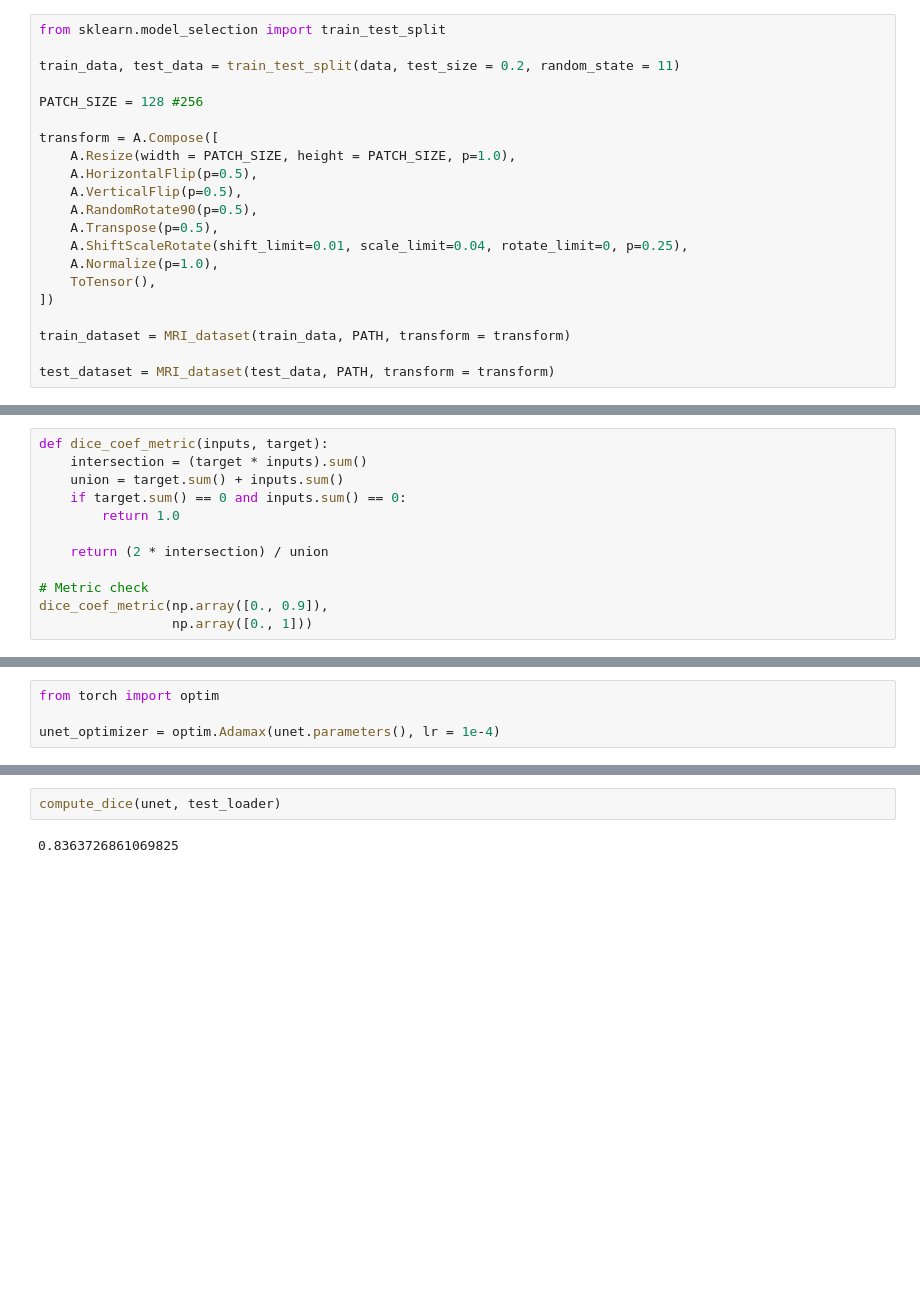
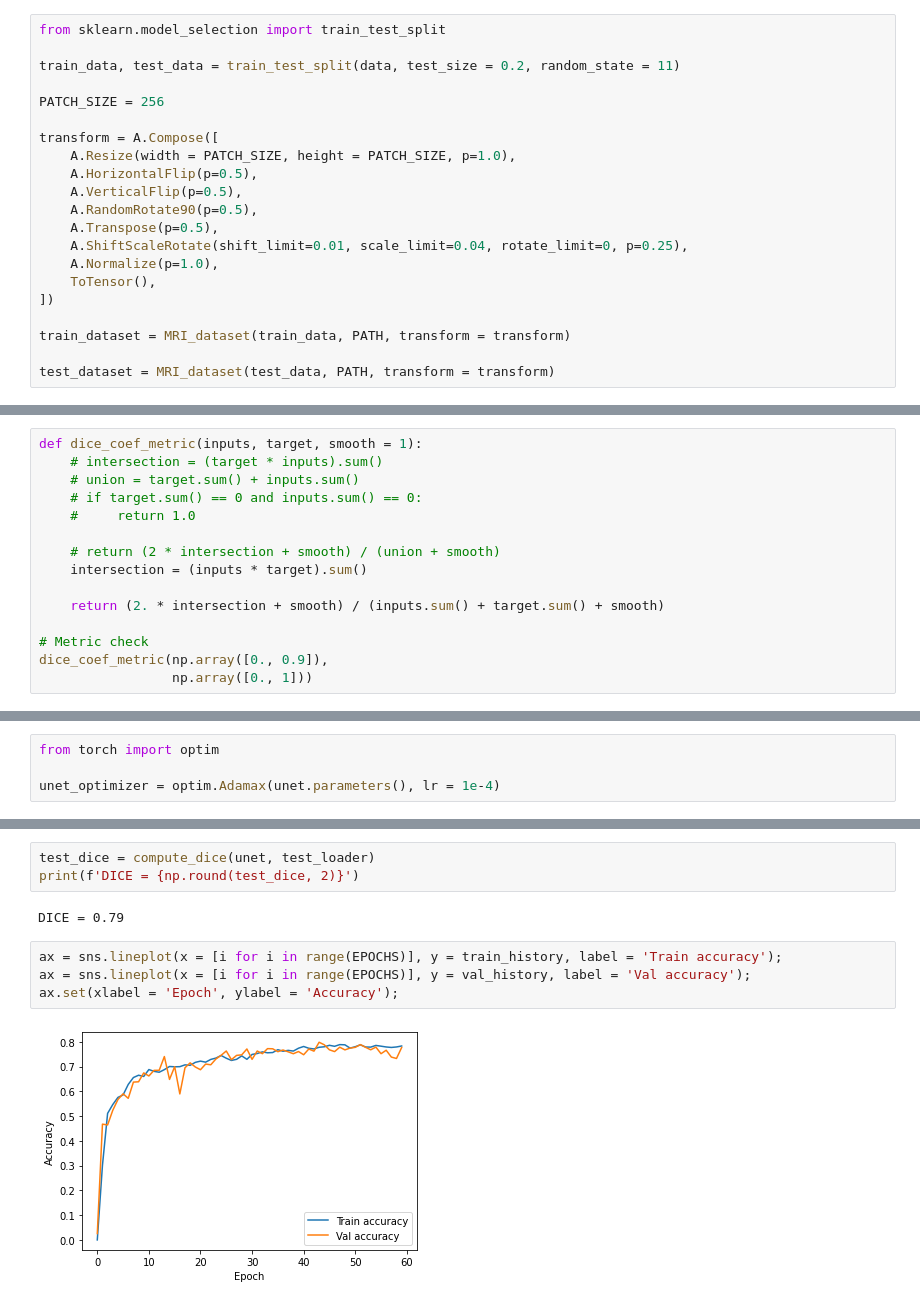
Before and after one commit to ReAlex1902/MRI-Tumor-Segmentation, a Jupyter notebook: MRI_tumor_detection.ipynb, the cells around one changed output, grey strips where cells are left out. Cells and saved outputs as stored; diff of their text form; blank space fills up the shorter version.

```diff
--- a/MRI_tumor_detection.ipynb
+++ b/MRI_tumor_detection.ipynb
@@ -288,7 +288,7 @@ from sklearn.model_selection import train_test_split
 
 train_data, test_data = train_test_split(data, test_size = 0.2, random_state = 11)
 
-PATCH_SIZE = 128 #256
+PATCH_SIZE = 256
 
 transform = A.Compose([
     A.Resize(width = PATCH_SIZE, height = PATCH_SIZE, p=1.0),
@@ -408,13 +408,16 @@ print(output.shape)
 # %% [output]
 torch.Size([1, 1, 256, 256])
 # %%
-def dice_coef_metric(inputs, target):
-    intersection = (target * inputs).sum()
-    union = target.sum() + inputs.sum()
-    if target.sum() == 0 and inputs.sum() == 0:
-        return 1.0
+def dice_coef_metric(inputs, target, smooth = 1):
+    # intersection = (target * inputs).sum()
+    # union = target.sum() + inputs.sum()
+    # if target.sum() == 0 and inputs.sum() == 0:
+    #     return 1.0
 
-    return (2 * intersection) / union
+    # return (2 * intersection + smooth) / (union + smooth)
+    intersection = (inputs * target).sum()
+
+    return (2. * intersection + smooth) / (inputs.sum() + target.sum() + smooth)
 
 # Metric check
 dice_coef_metric(np.array([0., 0.9]),
@@ -551,4 +557,11 @@ Wall time: 41min 9s
-# %%
-compute_dice(unet, test_loader)
-# %% [output]
-0.8363726861069825
+# %%
+test_dice = compute_dice(unet, test_loader)
+print(f'DICE = {np.round(test_dice, 2)}')
+# %% [output]
+DICE = 0.79
+# %%
+ax = sns.lineplot(x = [i for i in range(EPOCHS)], y = train_history, label = 'Train accuracy');
+ax = sns.lineplot(x = [i for i in range(EPOCHS)], y = val_history, label = 'Val accuracy');
+ax.set(xlabel = 'Epoch', ylabel = 'Accuracy');
+# %% [output]
+[figure, added]
```
Also changed, not shown: parts of 20 cells of this notebook.
